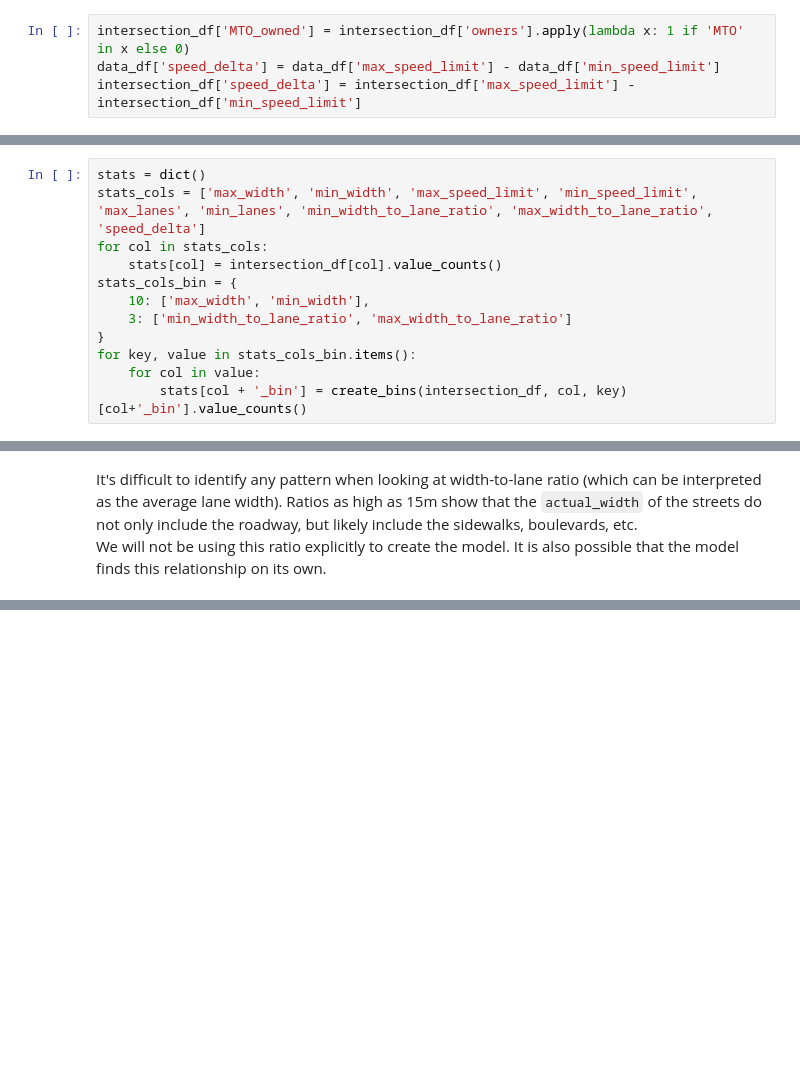
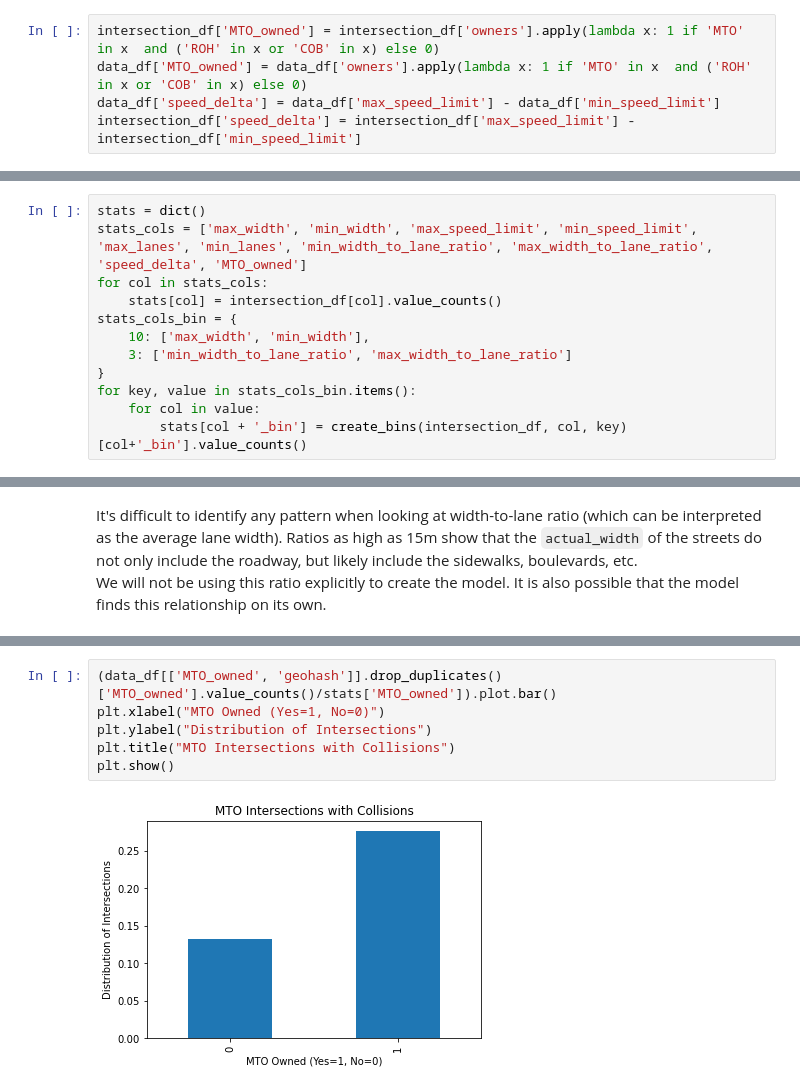
Before and after one commit to FutureProg/Burlington-Crash-Probability-2023, a Jupyter notebook: 2_analysis.ipynb, the cells around one changed output, grey strips where cells are left out. Cells and saved outputs as stored; diff of their text form; blank space fills up the shorter version.

```diff
--- a/2_analysis.ipynb
+++ b/2_analysis.ipynb
@@ -22,14 +22,15 @@ crime_df = pd.read_json('./prepared_data/crash_data.json', orient='records')
 intersection_df = pd.read_json('./prepared_data/intersection_info.json', orient='records')
 data_df = pd.read_json('./prepared_data/prepared_data.json', orient='records')
 # %%
-intersection_df['MTO_owned'] = intersection_df['owners'].apply(lambda x: 1 if 'MTO' in x else 0)
+intersection_df['MTO_owned'] = intersection_df['owners'].apply(lambda x: 1 if 'MTO' in x  and ('ROH' in x or 'COB' in x) else 0)
+data_df['MTO_owned'] = data_df['owners'].apply(lambda x: 1 if 'MTO' in x  and ('ROH' in x or 'COB' in x) else 0)
 data_df['speed_delta'] = data_df['max_speed_limit'] - data_df['min_speed_limit']
 intersection_df['speed_delta'] = intersection_df['max_speed_limit'] - intersection_df['min_speed_limit']
 # %% [markdown]
 First we'll find the number of intersections with certain values for normalization later.
 # %%
 stats = dict()
-stats_cols = ['max_width', 'min_width', 'max_speed_limit', 'min_speed_limit', 'max_lanes', 'min_lanes', 'min_width_to_lane_ratio', 'max_width_to_lane_ratio', 'speed_delta']
+stats_cols = ['max_width', 'min_width', 'max_speed_limit', 'min_speed_limit', 'max_lanes', 'min_lanes', 'min_width_to_lane_ratio', 'max_width_to_lane_ratio', 'speed_delta', 'MTO_owned']
 for col in stats_cols:
     stats[col] = intersection_df[col].value_counts()
 stats_cols_bin = {
@@ -213,0 +224,8 @@ We will not be using this ratio explicitly to create the model. It is also possi
+# %%
+(data_df[['MTO_owned', 'geohash']].drop_duplicates()['MTO_owned'].value_counts()/stats['MTO_owned']).plot.bar()
+plt.xlabel("MTO Owned (Yes=1, No=0)")
+plt.ylabel("Distribution of Intersections")
+plt.title("MTO Intersections with Collisions")
+plt.show()
+# %% [output]
+[figure, added]
```
Also changed, not shown: parts of 5 cells of this notebook.
